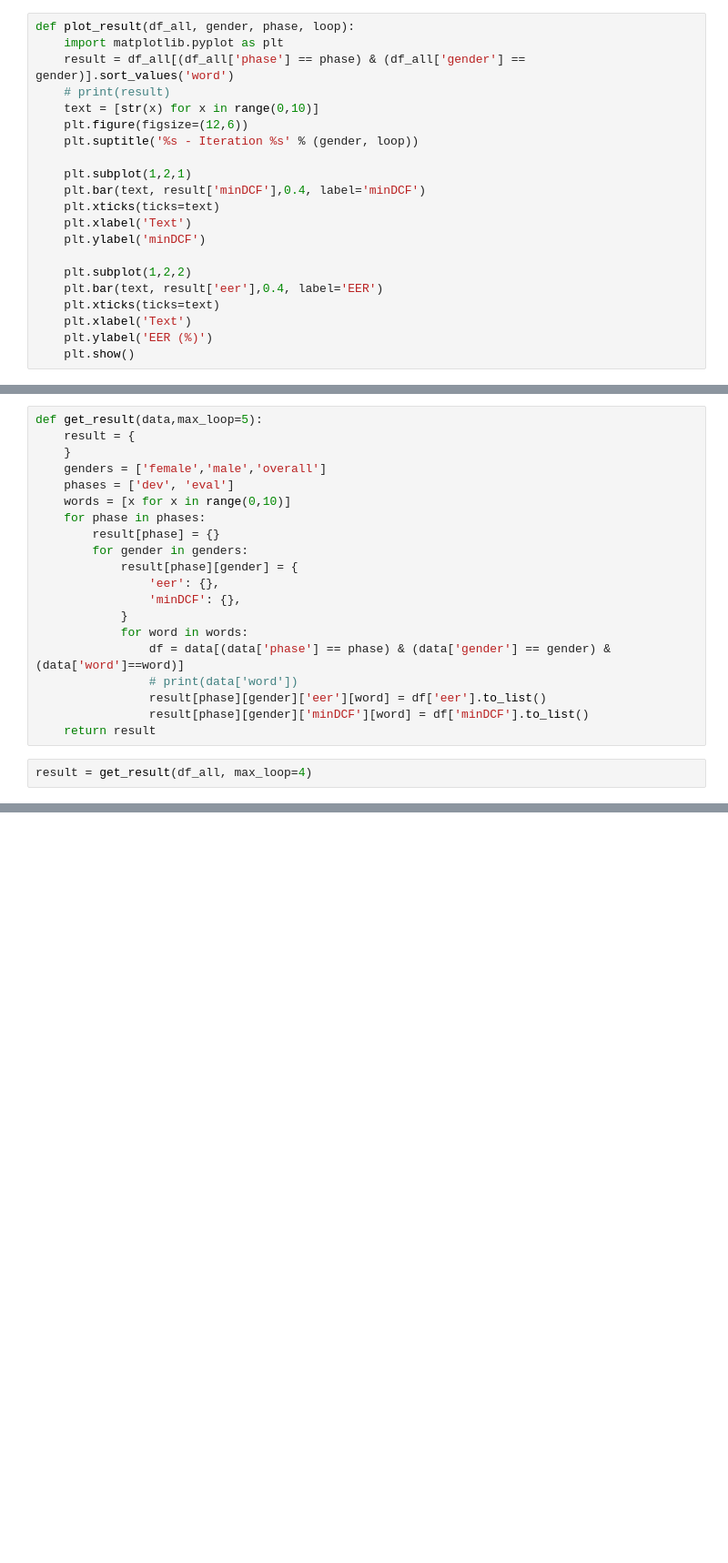
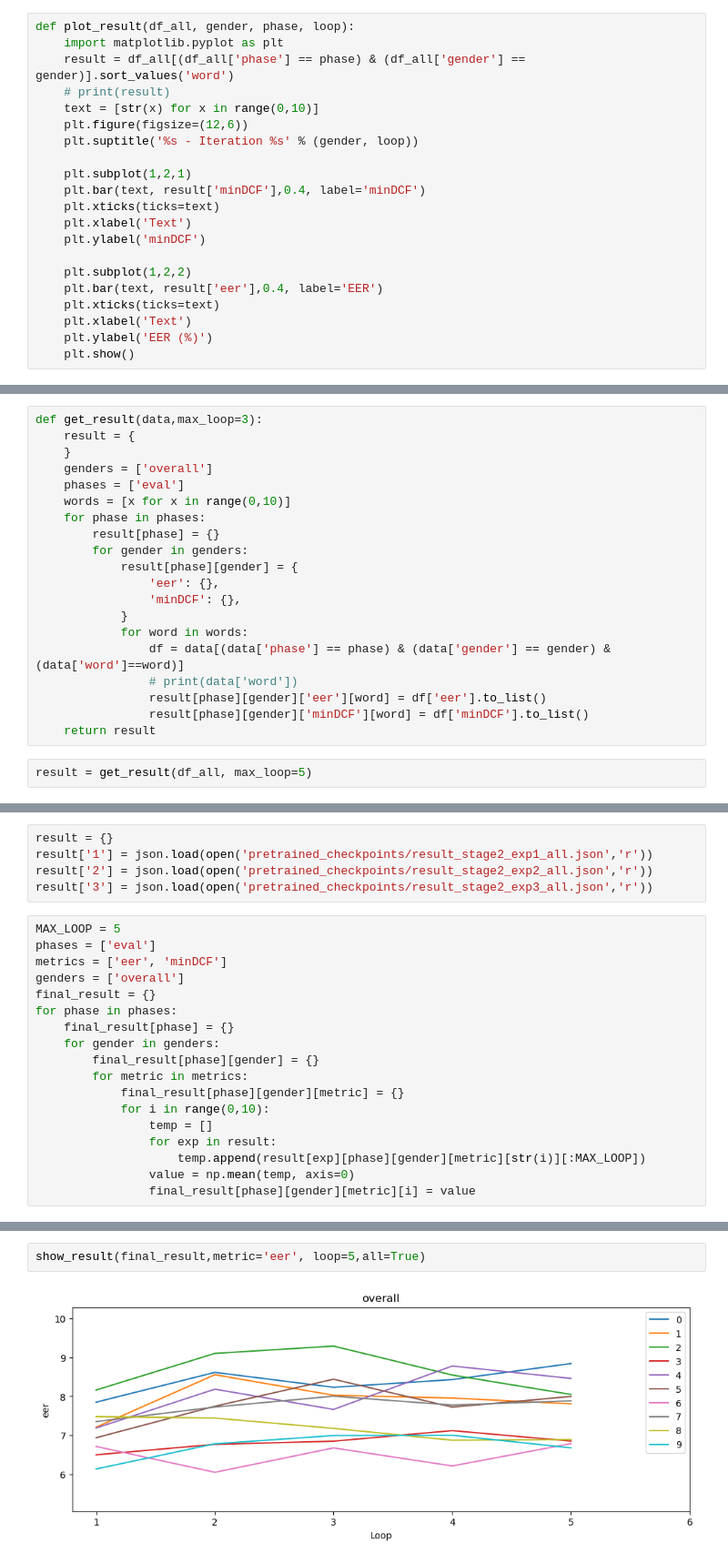
Before and after one commit to vhbaoduy/speaker-verification, a Jupyter notebook: parse_result.ipynb, the cells around one changed output, grey strips where cells are left out. Shown at 91% size. Cells and saved outputs as stored; diff of their text form; blank space fills up the shorter version.

```diff
--- a/parse_result.ipynb
+++ b/parse_result.ipynb
@@ -136,9 +139,9 @@ df_all
 # %%
-def get_result(data,max_loop=5):
+def get_result(data,max_loop=3):
     result = {
     }
-    genders = ['female','male','overall']
-    phases = ['dev', 'eval']
+    genders = ['overall']
+    phases = ['eval']
     words = [x for x in range(0,10)]
     for phase in phases:
         result[phase] = {}
@@ -154,5 +157,5 @@ def get_result(data,max_loop=5):
                 result[phase][gender]['minDCF'][word] = df['minDCF'].to_list()
     return result
 # %%
-result = get_result(df_all, max_loop=4)
+result = get_result(df_all, max_loop=5)
 # %%
@@ -159,0 +214,23 @@ json.dump(result, open('results/result_stage2.json', 'w'))
+# %%
+result = {}
+result['1'] = json.load(open('pretrained_checkpoints/result_stage2_exp1_all.json','r'))
+result['2'] = json.load(open('pretrained_checkpoints/result_stage2_exp2_all.json','r'))
+result['3'] = json.load(open('pretrained_checkpoints/result_stage2_exp3_all.json','r'))
+# %%
+MAX_LOOP = 5
+phases = ['eval']
+metrics = ['eer', 'minDCF']
+genders = ['overall']
+final_result = {}
+for phase in phases:
+    final_result[phase] = {}
+    for gender in genders:
+        final_result[phase][gender] = {}
+        for metric in metrics:
+            final_result[phase][gender][metric] = {}
+            for i in range(0,10):
+                temp = []
+                for exp in result:
+                    temp.append(result[exp][phase][gender][metric][str(i)][:MAX_LOOP])
+                value = np.mean(temp, axis=0)
+                final_result[phase][gender][metric][i] = value
@@ -159,0 +260,4 @@ json.dump(result, open('results/result_stage2.json', 'w'))
+# %%
+show_result(final_result,metric='eer', loop=5,all=True)
+# %% [output]
+[figure, added]
```
Also changed, not shown: parts of 12 cells of this notebook, 20 other files.
